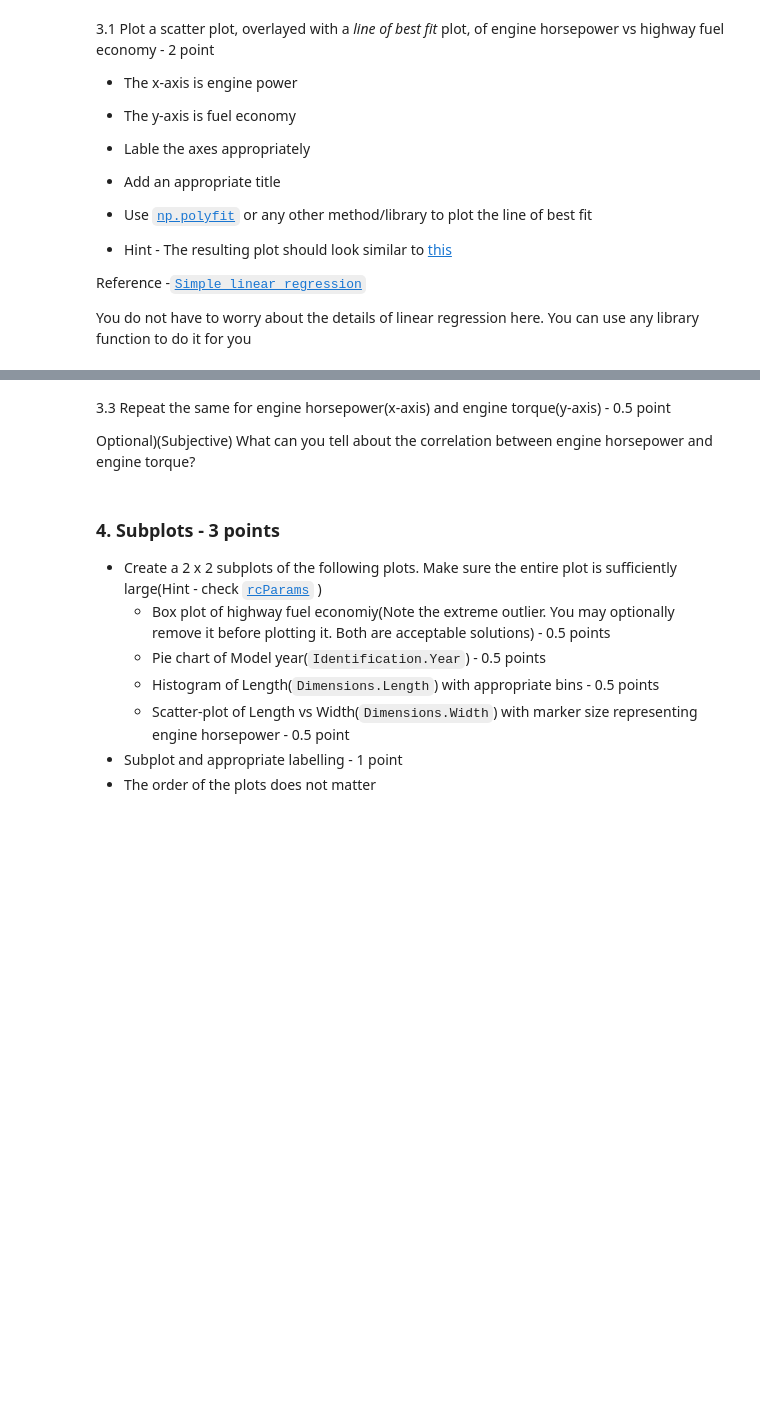
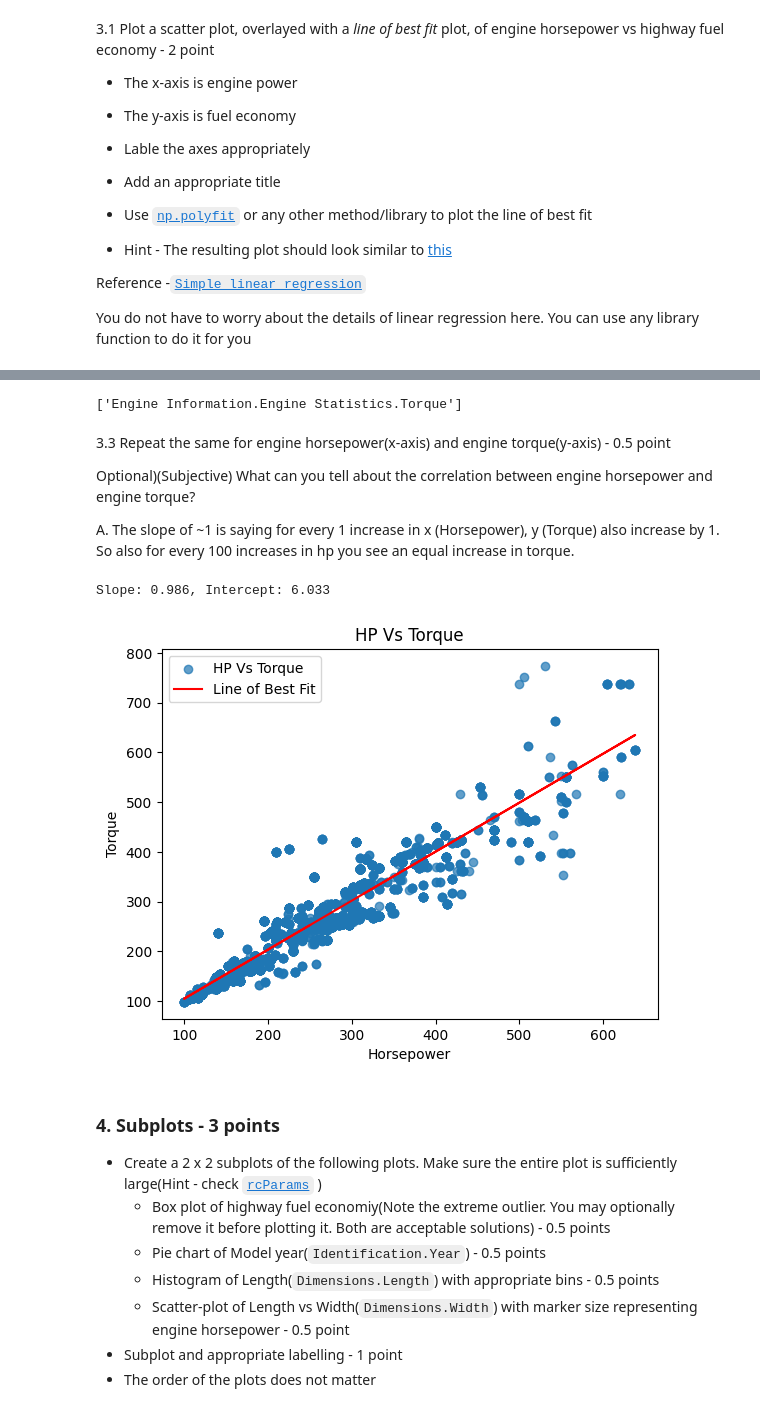
Before and after one commit to kiah-ucsd/DES200, a Jupyter notebook: HW3.ipynb, the cells around one changed output, grey strips where cells are left out. Cells and saved outputs as stored; diff of their text form; code cells hidden in the pictures; blank space fills up the shorter version.

```diff
--- a/HW3.ipynb
+++ b/HW3.ipynb
@@ -300,4 +368,10 @@ sns.scatterplot(hp_vs_hwy_mpg,x=hp_vs_hwy_mpg["Engine Information.Engine Statist
+# %%
+[col for col in cars_df.columns if "torque" in col.lower()]
+# %% [output]
+['Engine Information.Engine Statistics.Torque']
 # %% [markdown]
 3.3 Repeat the same for engine horsepower(x-axis) and engine torque(y-axis) - 0.5 point
 
 Optional)(Subjective) What can you tell about the correlation between engine horsepower and engine torque?
+
+A. The slope of ~1 is saying for every 1 increase in x (Horsepower), y (Torque) also increase by 1. So also for every 100 increases in hp you see an equal increase in torque.
@@ -306,3 +378,36 @@ Optional)(Subjective) What can you tell about the correlation between engine hor
+# %%
+# YOUR CODE HERE
+# YOUR CODE HERE
+#.loc(df[rows] condition,columns)
+hp_vs_hwy_mpg = cars_df[["Engine Information.Engine Statistics.Horsepower","Engine Information.Engine Statistics.Torque"]].copy()
+
+#sns.scatterplot(hp_vs_hwy_mpg,x=hp_vs_hwy_mpg["Engine Information.Engine Statistics.Horsepower"], y = cars_df["Fuel Information.Highway mpg"])
+
+# matplotlib
+# define variables
+x = hp_vs_hwy_mpg["Engine Information.Engine Statistics.Horsepower"]
+y = hp_vs_hwy_mpg["Engine Information.Engine Statistics.Torque"]
+
+# Use np.polyfit or any other method/library to plot the line of best fit
+# 1 for degree is best fit
+coeffs = np.polyfit(x,y,1)
+m, b = coeffs
+print(f"Slope: {m:.3f}, Intercept: {b:.3f}")
+
+# plot scatter
+plt.scatter(x, y, label="HP Vs Torque", alpha=.7)
+# plot fitted line
+plt.plot(x, m*x + b, color="red", label="Line of Best Fit")
+
+#define the labels
+plt.xlabel("Horsepower")
+plt.ylabel("Torque")
+plt.title("HP Vs Torque")
+plt.legend()
+plt.show()
+# %% [output]
+Slope: 0.986, Intercept: 6.033
+[figure, added]
 # %% [markdown]
 ### 4. Subplots - 3 points
 
```
Also changed, not shown: parts of 8 cells of this notebook.
